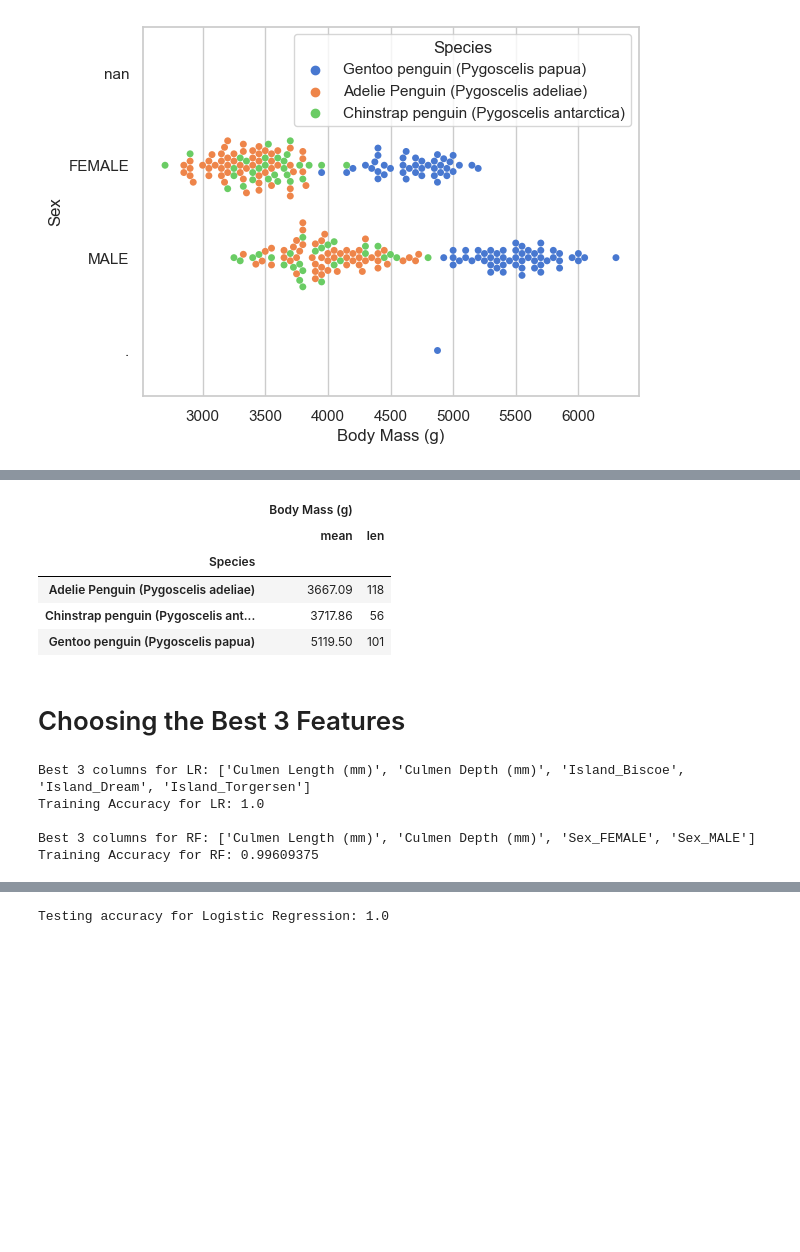
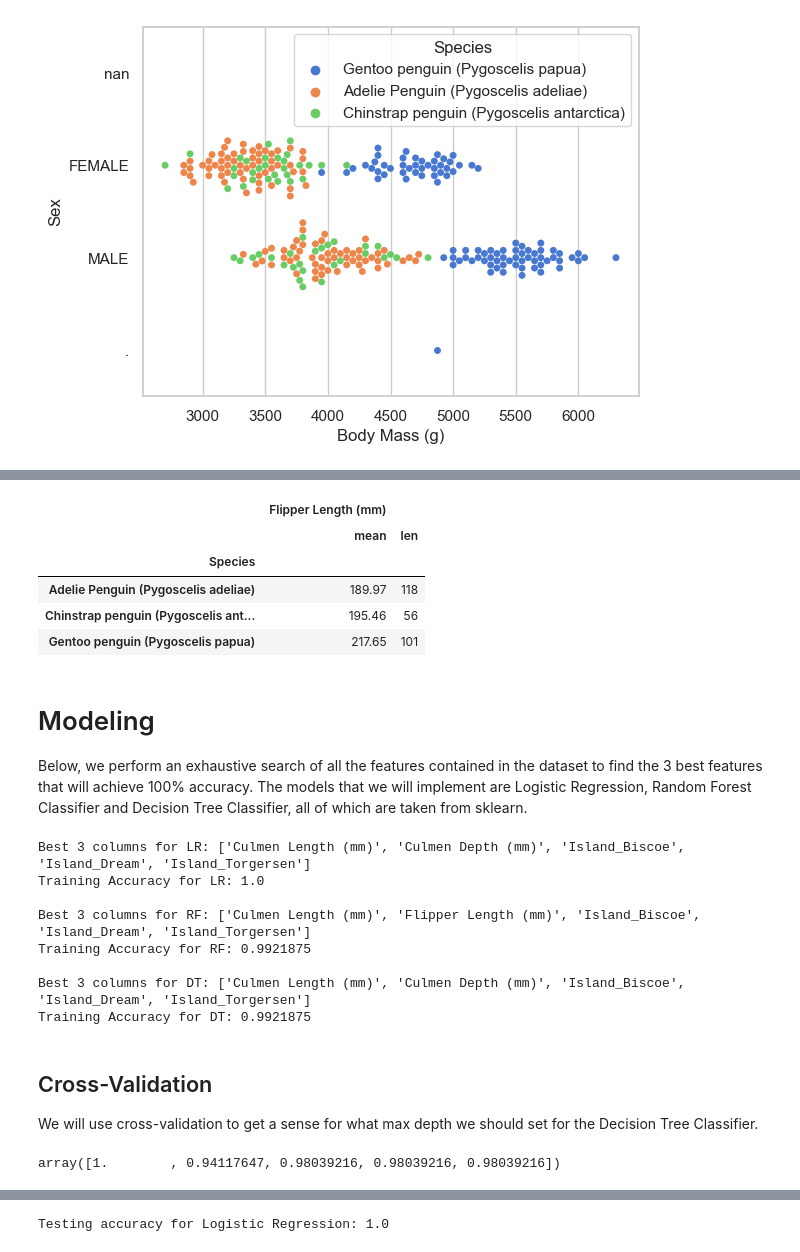
Before and after one commit to ndang01/ndang01.github.io, a Jupyter notebook: posts/blog3/index.ipynb, the cells around one changed output, grey strips where cells are left out. Saved outputs shown, nothing was run; the diff lists cells and outputs as text; code cells hidden in the pictures; blank space fills up the shorter version.

```diff
--- a/posts/blog3/index.ipynb
+++ b/posts/blog3/index.ipynb
@@ -69,18 +76,24 @@ ylab = ax.set(ylabel="Sex")
 # %%
-train.groupby(['Species'])[['Body Mass (g)']].aggregate([np.mean,len ]).round(2)
+train.groupby(['Species'])[['Flipper Length (mm)']].aggregate([np.mean,len ]).round(2)
 # %% [output]
-|  | Body Mass (g) |  |
+|  | Flipper Length (mm) |  |
 |  | mean | len |
 | Species |  |  |
-| Adelie Penguin (Pygoscelis adeliae) | 3667.09 | 118 |
-| Chinstrap penguin (Pygoscelis ant... | 3717.86 | 56 |
-| Gentoo penguin (Pygoscelis papua) | 5119.50 | 101 |
+| Adelie Penguin (Pygoscelis adeliae) | 189.97 | 118 |
+| Chinstrap penguin (Pygoscelis ant... | 195.46 | 56 |
+| Gentoo penguin (Pygoscelis papua) | 217.65 | 101 |
-# %% [markdown]
-# Choosing the Best 3 Features
+# %% [markdown]
+# Modeling
+
+Below, we perform an exhaustive search of all the features contained in the dataset to find the 3 best features that will achieve 100% accuracy. The models that we will implement are Logistic Regression, Random Forest Classifier and  Decision Tree Classifier, all of which are taken from sklearn.
 # %%
+#some parts of the code was provided by Professor Phil
+
 from itertools import combinations
 from sklearn.linear_model import LogisticRegression
 from sklearn.ensemble import RandomForestClassifier
+from sklearn.tree import DecisionTreeClassifier
+
 import warnings
 
 warnings.filterwarnings("ignore")
@@ -88,8 +101,9 @@ warnings.filterwarnings("ignore")
 all_qual_cols = ["Clutch Completion", "Sex", "Island"]
 all_quant_cols = ['Culmen Length (mm)', 'Culmen Depth (mm)', 'Flipper Length (mm)', 'Body Mass (g)']
 
-best_score_LR = 0
-best_score_RF = 0
+best_score_LR = 0              #highest accuracy reached with LR model
+best_score_RF = 0              #highest accuracy reached with RF model
+best_score_DT = 0              #highest accuracy reached with DT model
 
 for qual in all_qual_cols:
   qual_cols = [col for col in X_train.columns if qual in col ]
@@ -107,22 +121,50 @@ for qual in all_qual_cols:
        best_LR = LR
 
     # train on random forest classifier
-    RF = RandomForestClassifier(max_depth=5, random_state=0)
+    RF = RandomForestClassifier(max_depth=3, random_state=0)
     RF.fit(X_train[cols], y_train)
 
+    # keeping the list of columns for the model that has the best score
     if (RF.score(X_train[cols], y_train) > best_score_RF):
        best_cols_RF = cols
        best_score_RF = RF.score(X_train[cols], y_train)
        best_RF = RF
+
+   # train on decision tree classifier
+    DT = DecisionTreeClassifier(max_depth=3)
+    DT.fit(X_train[cols], y_train)
+
+    # keeping the list of columns for the model that has the best score
+    if (DT.score(X_train[cols], y_train) > best_score_DT):
+       best_cols_DT = cols
+       best_score_DT = DT.score(X_train[cols], y_train)
+       best_DT = DT
 
 print("Best 3 columns for LR: " + str(best_cols_LR))
 print("Training Accuracy for LR: " + str(best_score_LR))
 
 print("\nBest 3 columns for RF: " + str(best_cols_RF))
 print("Training Accuracy for RF: " + str(best_score_RF))
+
+print("\nBest 3 columns for DT: " + str(best_cols_DT))
+print("Training Accuracy for DT: " + str(best_score_DT))
 # %% [output]
 Best 3 columns for LR: ['Culmen Length (mm)', 'Culmen Depth (mm)', 'Island_Biscoe', 'Island_Dream', 'Island_Torgersen']
 Training Accuracy for LR: 1.0
 
-Best 3 columns for RF: ['Culmen Length (mm)', 'Culmen Depth (mm)', 'Sex_FEMALE', 'Sex_MALE']
-Training Accuracy for RF: 0.99609375
+Best 3 columns for RF: ['Culmen Length (mm)', 'Flipper Length (mm)', 'Island_Biscoe', 'Island_Dream', 'Island_Torgersen']
+Training Accuracy for RF: 0.9921875
+
+Best 3 columns for DT: ['Culmen Length (mm)', 'Culmen Depth (mm)', 'Island_Biscoe', 'Island_Dream', 'Island_Torgersen']
+Training Accuracy for DT: 0.9921875
+# %% [markdown]
+## Cross-Validation
+
+We will use cross-validation to get a sense for what max depth we should set for the Decision Tree Classifier.
+# %%
+from sklearn.model_selection import cross_val_score
+
+cv_scores = cross_val_score(best_DT, X_train[best_cols_DT], y_train, cv=5)
+cv_scores
+# %% [output]
+array([1.        , 0.94117647, 0.98039216, 0.98039216, 0.98039216])
```
Also changed, not shown: parts of 16 cells of this notebook, 7 other files.
